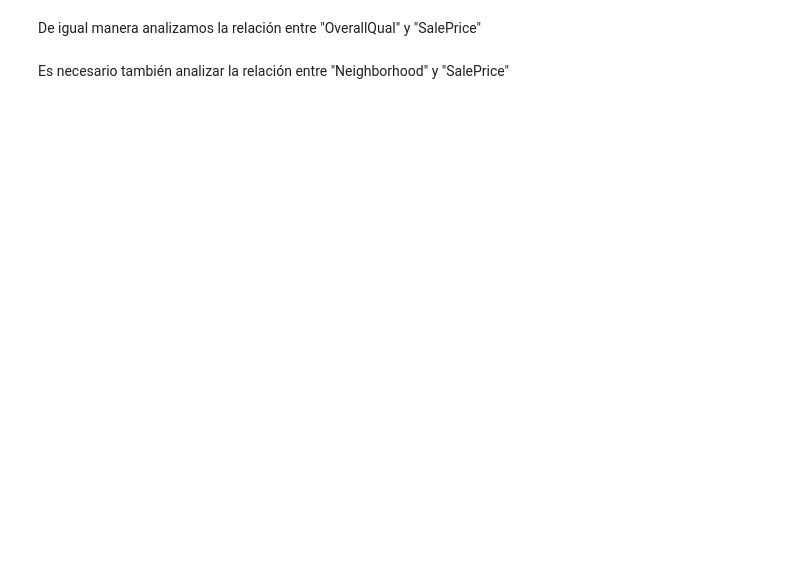
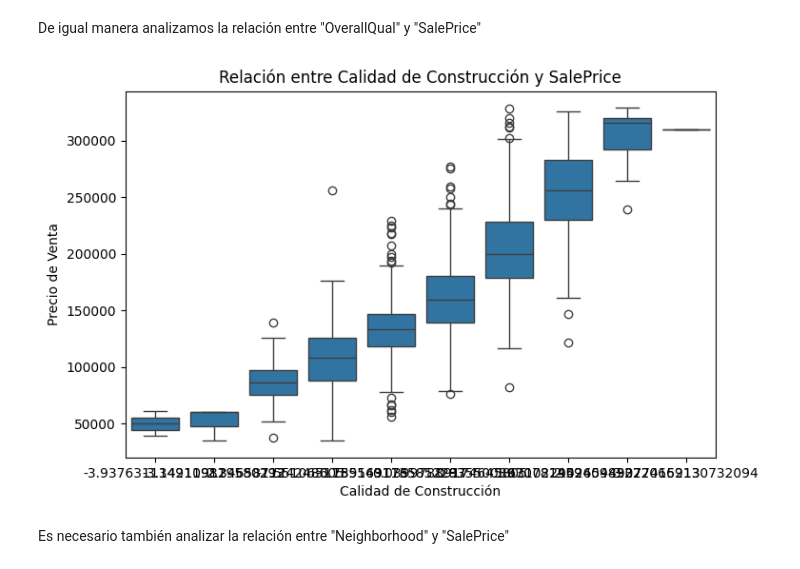
Before and after one commit to vgcarlol/Proy2-Mineria, a Jupyter notebook: main.ipynb, the cells around one changed output. Saved outputs shown, nothing was run; the diff lists cells and outputs as text; code cells hidden in the pictures; blank space fills up the shorter version.

```diff
--- a/main.ipynb
+++ b/main.ipynb
@@ -140,4 +193,14 @@ plt.show()
 # %% [markdown]
 De igual manera analizamos la relación entre "OverallQual" y "SalePrice"
+# %%
+# Relación entre 'OverallQual' y 'SalePrice'
+plt.figure(figsize=(8, 5))
+sns.boxplot(x=df['OverallQual'], y=df['SalePrice'])
+plt.title("Relación entre Calidad de Construcción y SalePrice")
+plt.xlabel("Calidad de Construcción")
+plt.ylabel("Precio de Venta")
+plt.show()
+# %% [output]
+[figure, added]
 # %% [markdown]
 Es necesario también analizar la relación entre "Neighborhood" y "SalePrice"
```
Also changed, not shown: parts of 10 cells of this notebook.
